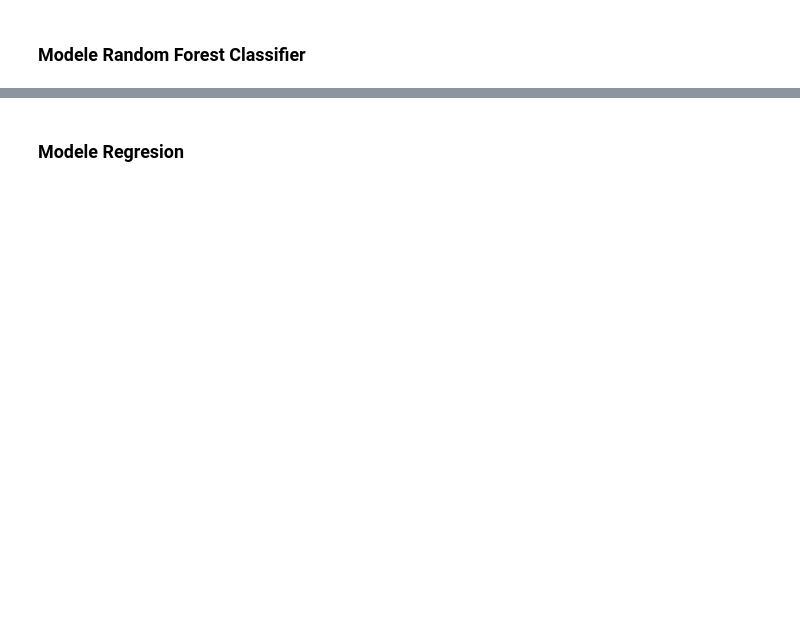
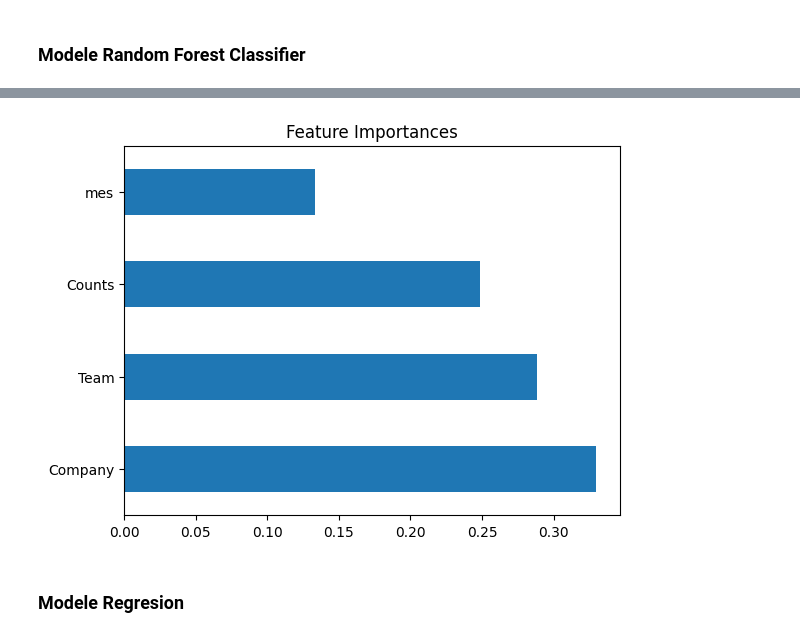
Before and after one commit to CARDONAJOSE/Data-engineer, a Jupyter notebook: analisiskey.ipynb, the cells around one changed output, grey strips where cells are left out. Cells and saved outputs as stored; diff of their text form; code cells hidden in the pictures; blank space fills up the shorter version.

Commit message:
interactuando con nuevas variables

```diff
--- a/analisiskey.ipynb
+++ b/analisiskey.ipynb
@@ -170,3 +172,11 @@ plt.show()
+# %%
+# Codification variable categorique
+label_encoders = {}
+#for column in dat.select_dtypes(include=['object']).columns:
+for column in ['METHOD', 'Team', 'Company']:
+    le = LabelEncoder()
+    dat[column] = le.fit_transform(dat[column])
+    label_encoders[column] = le
 # %% [markdown]
 ### Correlation
 # %%
@@ -184,13 +192,6 @@ sns.heatmap(corr_matrix, annot=True, cmap='coolwarm', linewidths=0.5)
-# %%
-# Codification variable categorique
-label_encoders = {}
-for column in dat.select_dtypes(include=['object']).columns:
-    le = LabelEncoder()
-    dat[column] = le.fit_transform(dat[column])
-    label_encoders[column] = le
 # %%
-X = dat.drop('Company', axis=1)
-y = dat['Company']
+X = dat.drop('METHOD', axis=1)
+y = dat['METHOD']
 X_train, X_test, y_train, y_test = train_test_split(X, y, test_size=0.2, random_state=42)
 # %% [markdown]
 ### Modele Random Forest Classifier
@@ -225,3 +226,10 @@ weighted avg       0.16      0.14      0.15       487
+# %%
+feature_importances = pd.Series(rf.feature_importances_, index=X.columns)
+feature_importances.nlargest(10).plot(kind='barh')
+plt.title('Feature Importances')
+plt.show()
+# %% [output]
+[figure, added]
 # %% [markdown]
 ### Modele Regresion
 # %%
```
Also changed, not shown: parts of 18 cells of this notebook.
